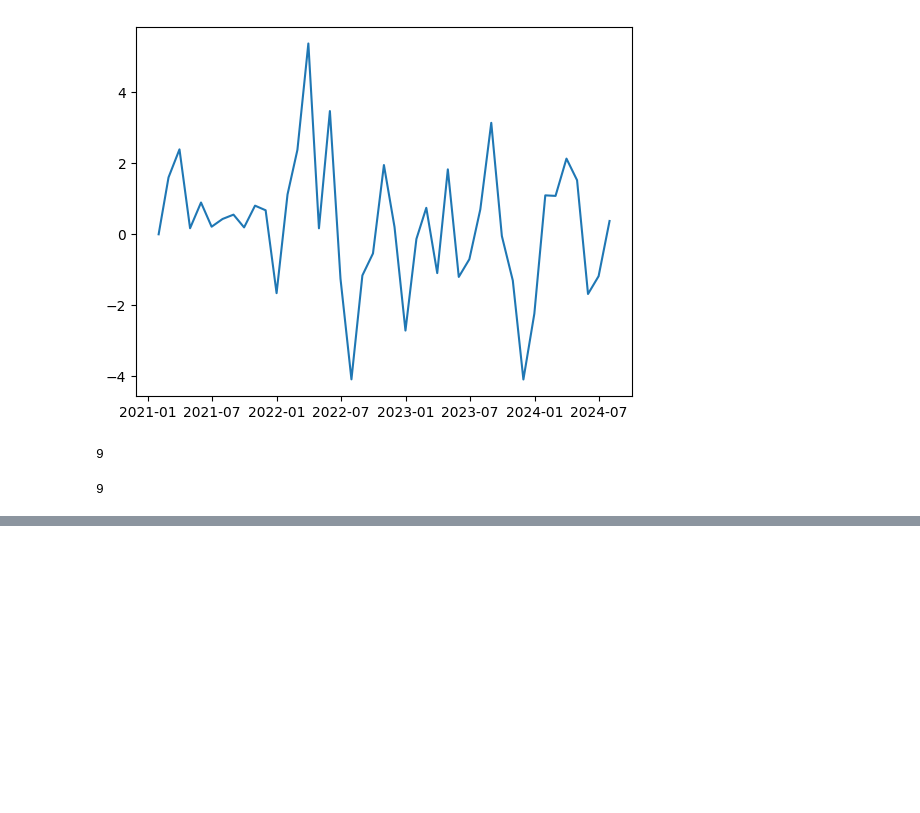
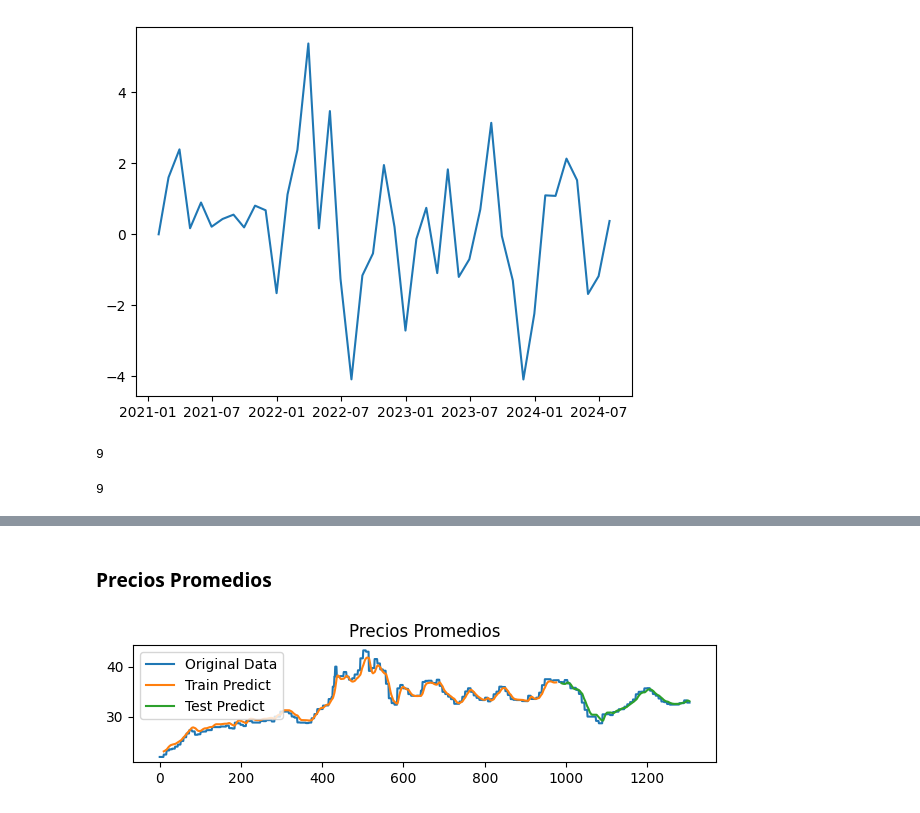
Before and after one commit to SofiLam13/Lab3-DataScience-, a Jupyter notebook: Lab3(Data_Science).ipynb, the cells around one changed output, grey strips where cells are left out. Drawn from its saved outputs; the diff is of its cells as text; code cells hidden in the pictures; blank space fills up the shorter version.

```diff
--- a/Lab3(Data_Science).ipynb
+++ b/Lab3(Data_Science).ipynb
@@ -594,0 +797,14 @@ plt.plot(df_test_p)
+# %% [markdown]
+### Precios Promedios
+# %%
+plt.subplot(3, 1, 3)
+plt.plot(scaler.inverse_transform(preciosPromedioScaled), label='Original Data')
+plt.plot(np.arange(timeStep, timeStep + len(train_predict_pre)), train_predict_pre, label='Train Predict')
+plt.plot(np.arange(len(preciosPromedioScaled) - len(test_predict_pre), len(preciosPromedioScaled)), test_predict_pre, label='Test Predict')
+plt.title('Precios Promedios')
+plt.legend()
+
+plt.tight_layout()
+plt.show()
+# %% [output]
+[figure, added]
```
Also changed, not shown: parts of 46 cells of this notebook.
